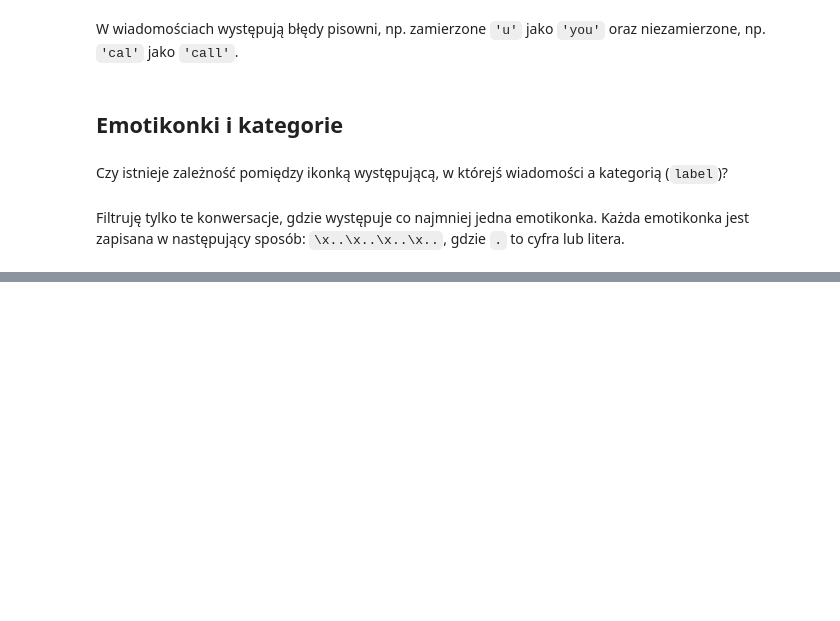
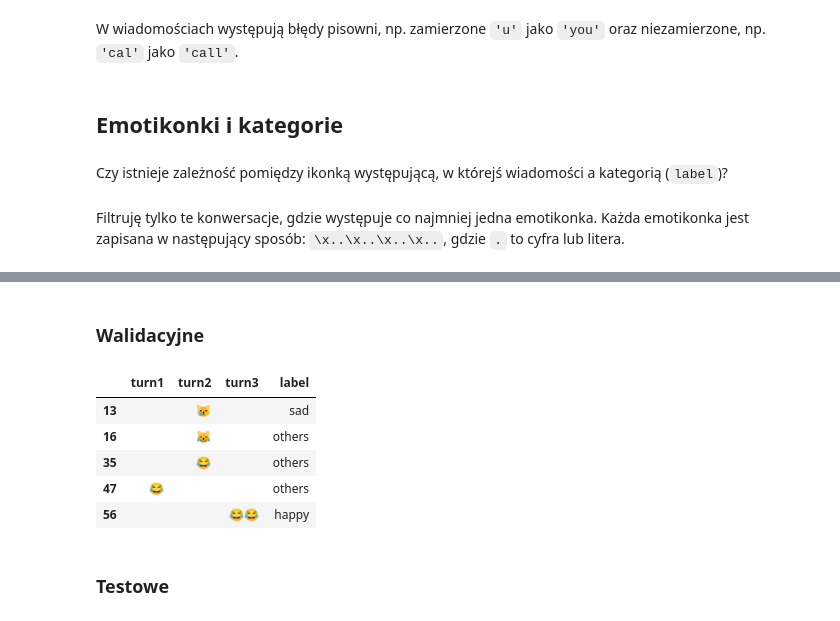
Before and after one commit to balkon16/EmoContext, a Jupyter notebook: EmoContext_EDA.ipynb, the cells around one changed output, grey strips where cells are left out. Drawn from its saved outputs; the diff is of its cells as text; code cells hidden in the pictures; blank space fills up the shorter version.

```diff
--- a/EmoContext_EDA.ipynb
+++ b/EmoContext_EDA.ipynb
@@ -498,0 +499,13 @@ re.match(emoji_pattern, testing_row['turn1']).group(0)
+# %% [markdown]
+### Walidacyjne
+# %%
+get_rows_with_emoticons(validation_df).head()
+# %% [output]
+|  | turn1 | turn2 | turn3 | label |
+| 13 |  | 😿 |  | sad |
+| 16 |  | 😹 |  | others |
+| 35 |  | 😂 |  | others |
+| 47 | 😂 |  |  | others |
+| 56 |  |  | 😂😂 | happy |
+# %% [markdown]
+### Testowe
```
Also changed, not shown: parts of 37 cells of this notebook.
